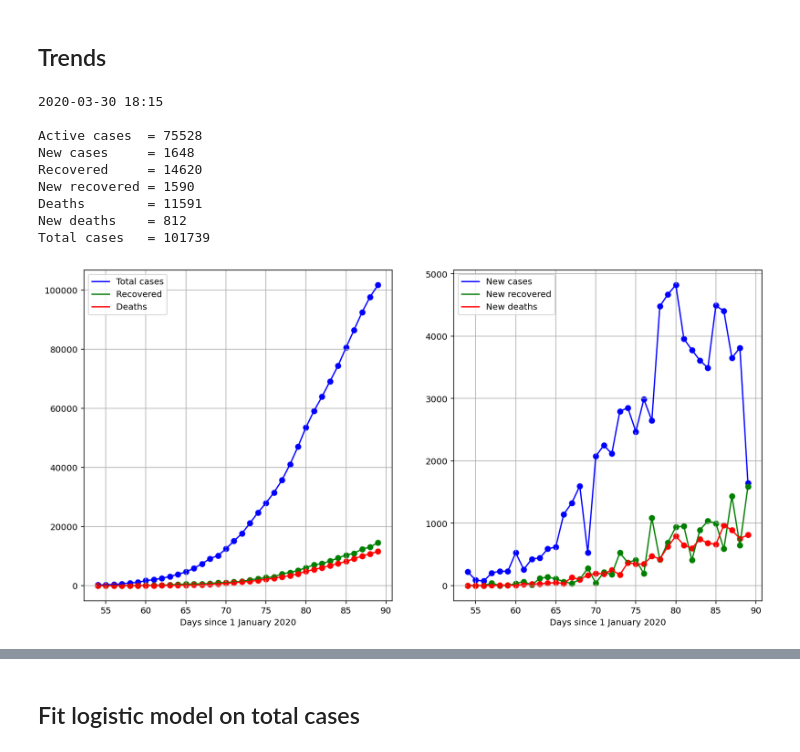
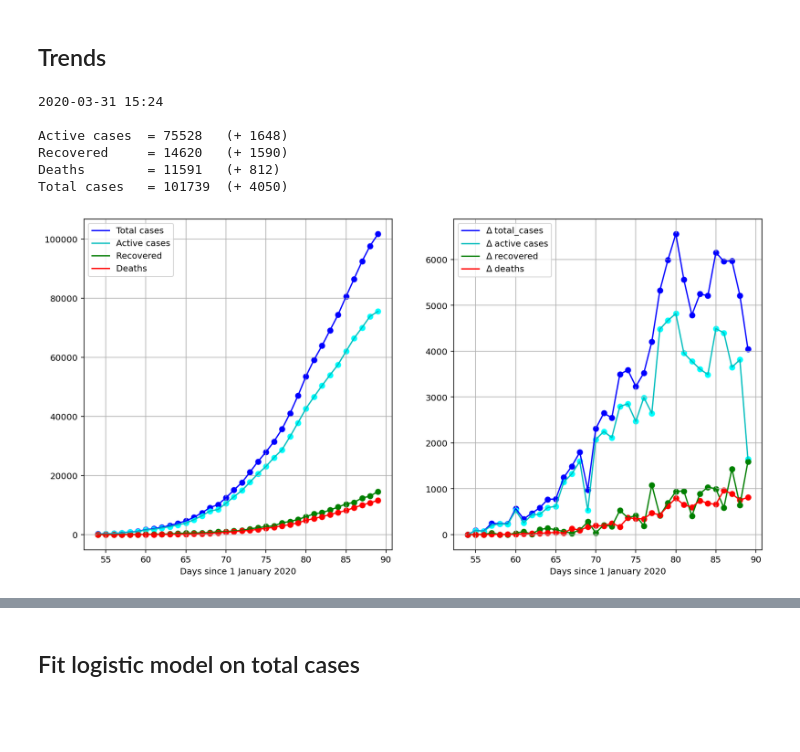
Before and after one commit to fabiocody/covid19, a Jupyter notebook: covid19.ipynb, the cells around one changed output, grey strips where cells are left out. Drawn from its saved outputs; the diff is of its cells as text; code cells hidden in the pictures; blank space fills up the shorter version.

```diff
--- a/covid19.ipynb
+++ b/covid19.ipynb
@@ -27,7 +27,7 @@ def logistic_model_derivative(x, a, b, c):
 ## Load and preprocess data
 # %%
 df = pd.read_csv(URL)
-df = df.loc[:,['data', 'totale_attualmente_positivi', 'nuovi_attualmente_positivi', 'dimessi_guariti', 'deceduti', 'totale_casi']]
+df = df.loc[:,['data', 'totale_positivi', 'dimessi_guariti', 'deceduti', 'totale_casi']]
 date = df['data']
 df['data'] = date.map(lambda x : (datetime.strptime(x, FMT) - datetime.strptime("2020-01-01T00:00:00", FMT)).days)
 # %% [markdown]
@@ -35,53 +35,52 @@ df['data'] = date.map(lambda x : (datetime.strptime(x, FMT) - datetime.strptime(
 # %%
 x = np.array(df.iloc[:,0])
 active_cases = np.array(df.iloc[:,1])
-new_cases = np.array(df.iloc[:,2])
-recovered = np.array(df.iloc[:,3])
-deaths = np.array(df.iloc[:,4])
-total_cases = np.array(df.iloc[:,5])
-new_recovered = np.hstack([0, np.ediff1d(recovered)])
-new_deaths = np.hstack([0, np.ediff1d(deaths)])
+recovered = np.array(df.iloc[:,2])
+deaths = np.array(df.iloc[:,3])
+total_cases = np.array(df.iloc[:,4])
+delta_active_cases = np.hstack([0, np.ediff1d(active_cases)])
+delta_recovered = np.hstack([0, np.ediff1d(recovered)])
+delta_deaths = np.hstack([0, np.ediff1d(deaths)])
+delta_total_cases = np.hstack([0, np.ediff1d(total_cases)])
 print(datetime.now().strftime("%Y-%m-%d %H:%M"))
 print()
-print(f'Active cases  = {active_cases[-1]}')
-print(f'New cases     = {new_cases[-1]}')
-print(f'Recovered     = {recovered[-1]}')
-print(f'New recovered = {new_recovered[-1]}')
-print(f'Deaths        = {deaths[-1]}')
-print(f'New deaths    = {new_deaths[-1]}')
-print(f'Total cases   = {total_cases[-1]}')
+print(f'Active cases  = {active_cases[-1]}\t(+ {delta_active_cases[-1]})')
+print(f'Recovered     = {recovered[-1]}\t(+ {delta_recovered[-1]})')
+print(f'Deaths        = {deaths[-1]}\t(+ {delta_deaths[-1]})')
+print(f'Total cases   = {total_cases[-1]}\t(+ {delta_total_cases[-1]})')
 # %% [output]
-2020-03-30 18:15
+2020-03-31 15:24
 
-Active cases  = 75528
-New cases     = 1648
-Recovered     = 14620
-New recovered = 1590
-Deaths        = 11591
-New deaths    = 812
-Total cases   = 101739
+Active cases  = 75528   (+ 1648)
+Recovered     = 14620   (+ 1590)
+Deaths        = 11591   (+ 812)
+Total cases   = 101739  (+ 4050)
 # %%
 plt.rcParams['figure.figsize'] = [14, 7]
 plt.subplot(1, 2, 1)
 plt.scatter(x, total_cases, color='blue')
 plt.plot(x, total_cases, 'b', label='Total cases')
+plt.scatter(x, active_cases, color='cyan')
+plt.plot(x, active_cases, 'c', label='Active cases')
 plt.scatter(x, recovered, color='green')
 plt.plot(x, recovered, 'g', label='Recovered')
 plt.scatter(x, deaths, color='red')
 plt.plot(x, deaths, 'r', label='Deaths')
 plt.xlabel('Days since 1 January 2020')
 plt.legend()
 plt.grid(True)
 
 plt.subplot(1, 2, 2)
-plt.scatter(x, new_cases, color='blue')
-plt.plot(x, new_cases, 'b', label='New cases')
-plt.scatter(x, new_recovered, color='green')
-plt.plot(x, new_recovered, 'g', label='New recovered')
-plt.scatter(x, new_deaths, color='red')
-plt.plot(x, new_deaths, 'r', label='New deaths')
+plt.scatter(x, delta_total_cases, color='blue')
+plt.plot(x, delta_total_cases, 'b', label='∆ total_cases')
+plt.scatter(x, delta_active_cases, color='cyan')
+plt.plot(x, delta_active_cases, 'c', label='∆ active cases')
+plt.scatter(x, delta_recovered, color='green')
+plt.plot(x, delta_recovered, 'g', label='∆ recovered')
+plt.scatter(x, delta_deaths, color='red')
+plt.plot(x, delta_deaths, 'r', label='∆ deaths')
 plt.xlabel('Days since 1 January 2020')
 plt.legend()
 plt.grid(True)
 # %% [output]
-[figure, old version]
+[figure, new version]
```
Also changed, not shown: parts of 6 cells of this notebook.
